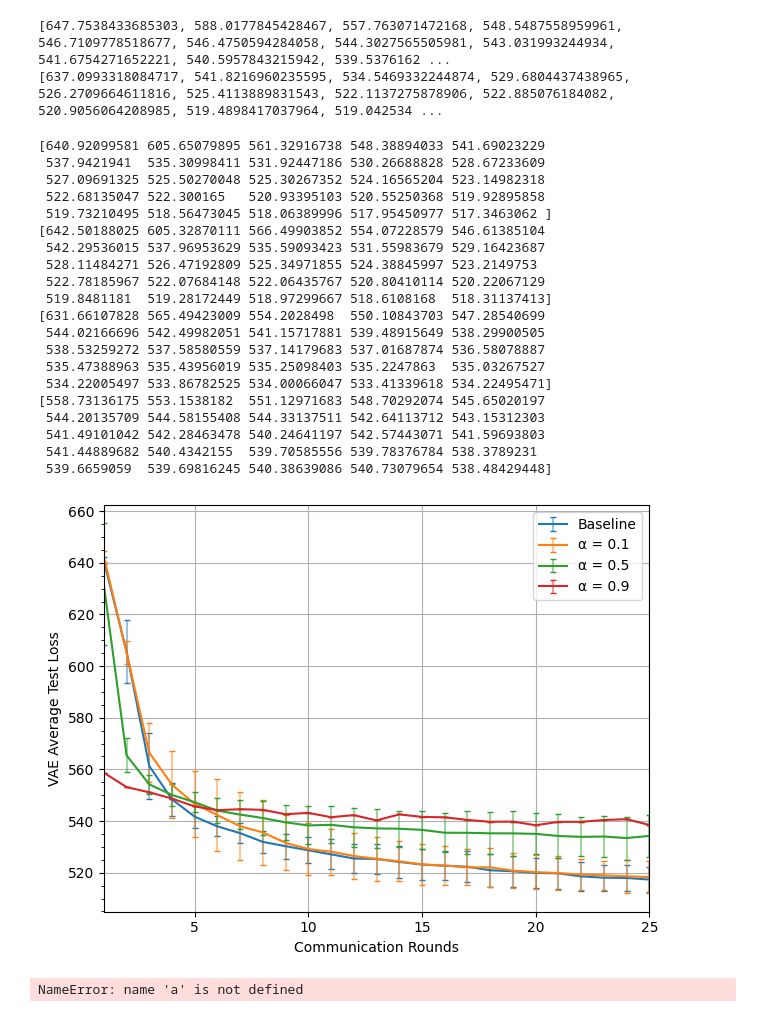
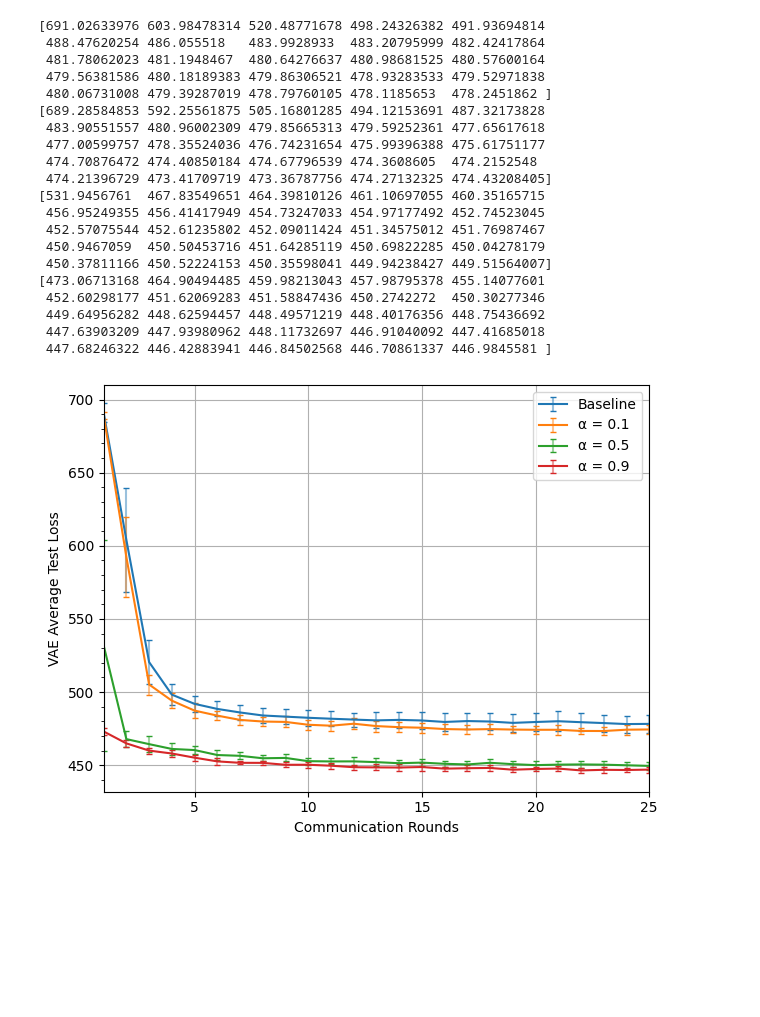
Before and after one commit to FederatedRP2024Delft/Federated-Learning-PyTorch-Weight-Modification, a Jupyter notebook: src/weights_data_analysis.ipynb, the cells around one changed output. Cells and saved outputs as stored; diff of their text form; code cells hidden in the pictures; blank space fills up the shorter version.

```diff
--- a/src/weights_data_analysis.ipynb
+++ b/src/weights_data_analysis.ipynb
@@ -5,21 +5,6 @@ from WeightsModification import *
 import os
 import numpy as np
 from matplotlib.ticker import MultipleLocator
-# %%
-with open("../save/objects/trial_1/baseline_fmnist_1.0_COMMS25_LOCAL10_BS64_USERS6_IID4.pkl", "rb") as f1:
-     res_1 = pickle.load(f1)
-
-
-with open("../save/objects/trial_1/alpha_0.5_fmnist_1.0_COMMS25_LOCAL10_BS64_USERS6_IID4.pkl", "rb") as f2:
-     res_2 = pickle.load(f2)
-# %%
-a = res_1.global_loss_manager.validation_total_across_communication
-b = res_2.global_loss_manager.validation_total_across_communication
-print(a)
-print(b)
-# %% [output]
-[647.7538433685303, 588.0177845428467, 557.763071472168, 548.5487558959961, 546.7109778518677, 546.4750594284058, 544.3027565505981, 543.031993244934, 541.6754271652221, 540.5957843215942, 539.5376162 ...
-[637.0993318084717, 541.8216960235595, 534.5469332244874, 529.6804437438965, 526.2709664611816, 525.4113889831543, 522.1137275878906, 522.885076184082, 520.9056064208985, 519.4898417037964, 519.042534 ...
 # %%
 def plot_all_summarised(dataset, is_niid_1, is_beta):
      baseline_one = f"baseline_{dataset}_{"10.0" if is_beta else "1.0"}_COMMS25_LOCAL10_BS64_USERS{"10" if is_niid_1 else "6"}_IID{"2" if is_niid_1 else "4"}.pkl"
@@ -78,42 +63,26 @@ def plot_all_summarised(dataset, is_niid_1, is_beta):
      fig.tight_layout()
      plt.show()
 # %%
-plot_all_summarised("mnist",is_niid_1=True,is_beta=True)
+plot_all_summarised("fmnist",is_niid_1=False,is_beta=True)
 # %% [output]
-[640.92099581 605.65079895 561.32916738 548.38894033 541.69023229
- 537.9421941  535.30998411 531.92447186 530.26688828 528.67233609
- 527.09691325 525.50270048 525.30267352 524.16565204 523.14982318
- 522.68135047 522.300165   520.93395103 520.55250368 519.92895858
- 519.73210495 518.56473045 518.06389996 517.95450977 517.3463062 ]
-[642.50188025 605.32870111 566.49903852 554.07228579 546.61385104
- 542.29536015 537.96953629 535.59093423 531.55983679 529.16423687
- 528.11484271 526.47192809 525.34971855 524.38845997 523.2149753
- 522.78185967 522.07684148 522.06435767 520.80410114 520.22067129
- 519.8481181  519.28172449 518.97299667 518.6108168  518.31137413]
-[631.66107828 565.49423009 554.2028498  550.10843703 547.28540699
- 544.02166696 542.49982051 541.15717881 539.48915649 538.29900505
- 538.53259272 537.58580559 537.14179683 537.01687874 536.58078887
- 535.47388963 535.43956019 535.25098403 535.2247863  535.03267527
- 534.22005497 533.86782525 534.00066047 533.41339618 534.22495471]
-[558.73136175 553.1538182  551.12971683 548.70292074 545.65020197
- 544.20135709 544.58155408 544.33137511 542.64113712 543.15312303
- 541.49101042 542.28463478 540.24641197 542.57443071 541.59693803
- 541.44889682 540.4342155  539.70585556 539.78376784 538.3789231
- 539.6659059  539.69816245 540.38639086 540.73079654 538.48429448]
+[691.02633976 603.98478314 520.48771678 498.24326382 491.93694814
+ 488.47620254 486.055518   483.9928933  483.20795999 482.42417864
+ 481.78062023 481.1948467  480.64276637 480.98681525 480.57600164
+ 479.56381586 480.18189383 479.86306521 478.93283533 479.52971838
+ 480.06731008 479.39287019 478.79760105 478.1185653  478.2451862 ]
+[689.28584853 592.25561875 505.16801285 494.12153691 487.32173828
+ 483.90551557 480.96002309 479.85665313 479.59252361 477.65617618
+ 477.00599757 478.35524036 476.74231654 475.99396388 475.61751177
+ 474.70876472 474.40850184 474.67796539 474.3608605  474.2152548
+ 474.21396729 473.41709719 473.36787756 474.27132325 474.43208405]
+[531.9456761  467.83549651 464.39810126 461.10697055 460.35165715
+ 456.95249355 456.41417949 454.73247033 454.97177492 452.74523045
+ 452.57075544 452.61235802 452.09011424 451.34575012 451.76987467
+ 450.9467059  450.50453716 451.64285119 450.69822285 450.04278179
+ 450.37811166 450.52224153 450.35598041 449.94238427 449.51564007]
+[473.06713168 464.90494485 459.98213043 457.98795378 455.14077601
+ 452.60298177 451.62069283 451.58847436 450.2742272  450.30277346
+ 449.64956282 448.62594457 448.49571219 448.40176356 448.75436692
+ 447.63903209 447.93980962 448.11732697 446.91040092 447.41685018
+ 447.68246322 446.42883941 446.84502568 446.70861337 446.9845581 ]
-[figure, old version]
+[figure, new version]
-# %%
-cur_alpha = "1.0"
-cur_beta = "0.5"
-
-
-x_vals = list(range(len(a)))
-plt.plot(x_vals, a,label="Baseline")
-plt.plot(x_vals, b,label="Modified Weights")
-plt.xlabel("Communication Rounds")
-plt.ylabel("VAE Test Loss")
-plt.title("Differences between test losses over 25 communication rounds between \n the baseline β-VAE and the modified weights with alpha=1.0 and β=1.0  ")
-plt.grid()
-plt.legend()
-plt.show()
-# %% [output]
-NameError: name 'a' is not defined
```
Also changed, not shown: 3 other files.
